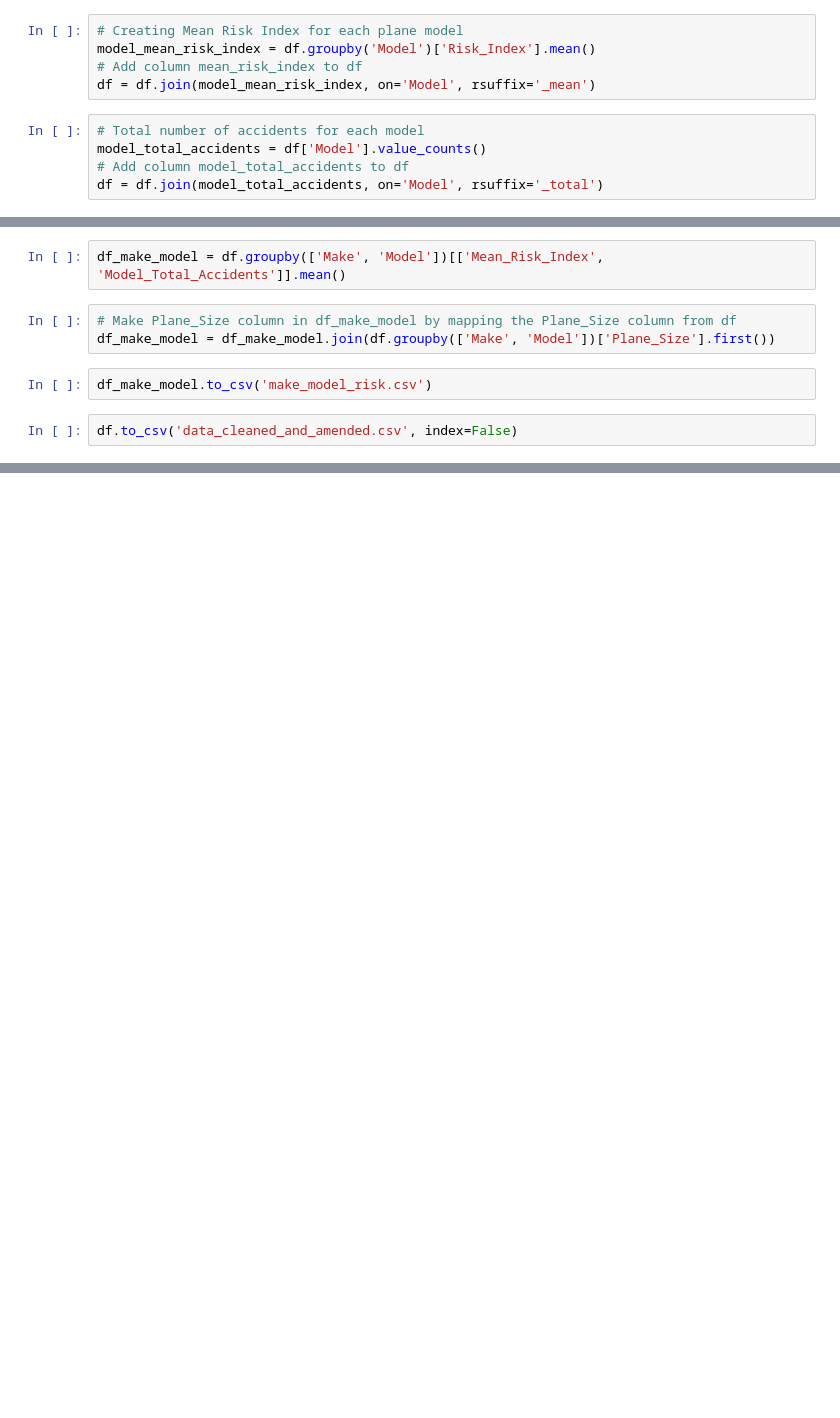
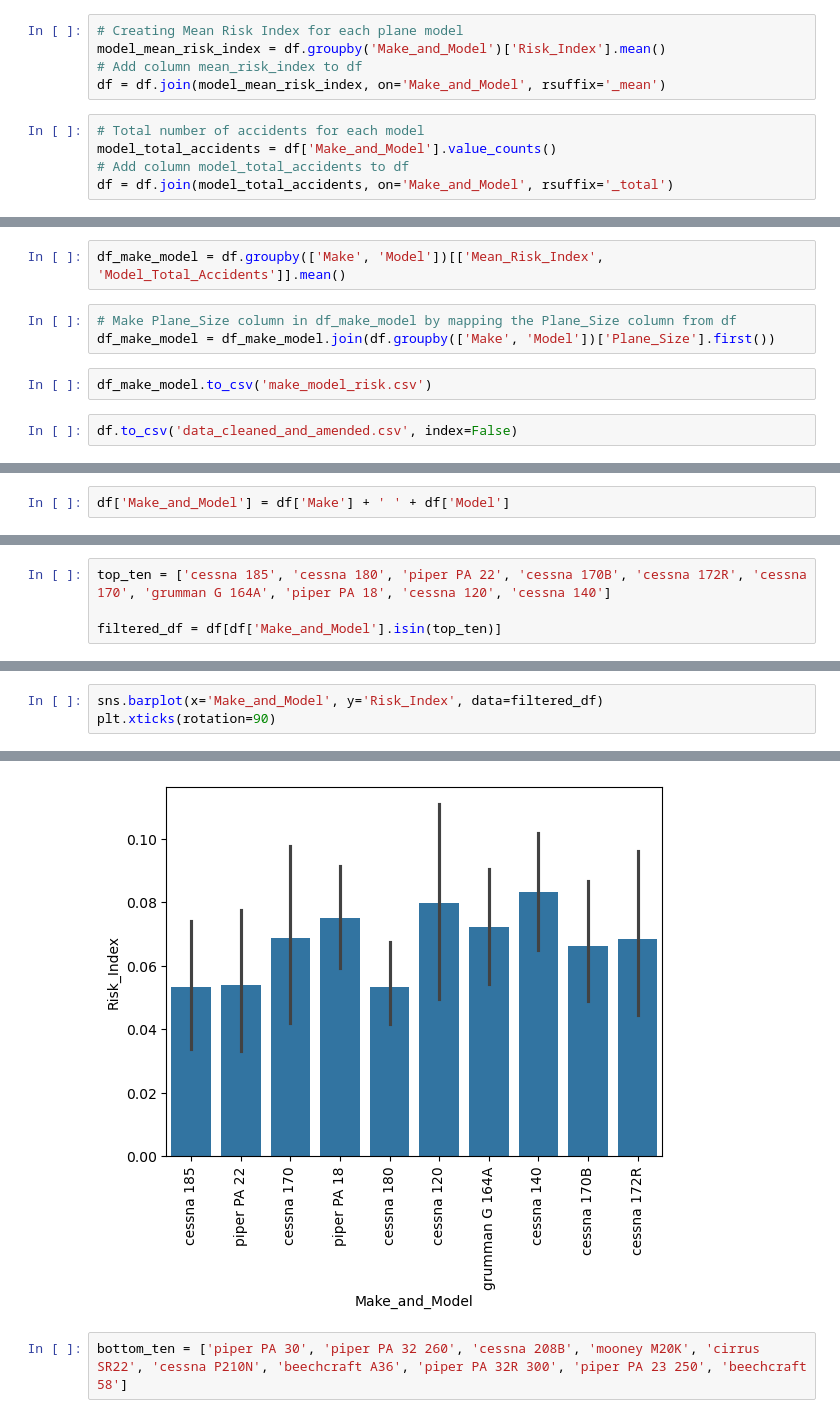
Before and after one commit to williambguo/ds-project1, a Jupyter notebook: Notebooks/EDA.ipynb, the cells around one changed output, grey strips where cells are left out. Cells and saved outputs as stored; diff of their text form; blank space fills up the shorter version.

```diff
--- a/Notebooks/EDA.ipynb
+++ b/Notebooks/EDA.ipynb
@@ -83,13 +69,13 @@ Name: count, Length: 2489, dtype: int64
 # %%
 # Creating Mean Risk Index for each plane model
-model_mean_risk_index = df.groupby('Model')['Risk_Index'].mean()
+model_mean_risk_index = df.groupby('Make_and_Model')['Risk_Index'].mean()
 # Add column mean_risk_index to df
-df = df.join(model_mean_risk_index, on='Model', rsuffix='_mean')
+df = df.join(model_mean_risk_index, on='Make_and_Model', rsuffix='_mean')
 # %%
 # Total number of accidents for each model
-model_total_accidents = df['Model'].value_counts()
+model_total_accidents = df['Make_and_Model'].value_counts()
 # Add column model_total_accidents to df
-df = df.join(model_total_accidents, on='Model', rsuffix='_total')
+df = df.join(model_total_accidents, on='Make_and_Model', rsuffix='_total')
 # %%
 type(model_mean_risk_index)
 # %% [output]
@@ -216,0 +233,2 @@ df.to_csv('data_cleaned_and_amended.csv', index=False)
+# %%
+df['Make_and_Model'] = df['Make'] + ' ' + df['Model']
@@ -216,0 +241,4 @@ df.to_csv('data_cleaned_and_amended.csv', index=False)
+# %%
+top_ten = ['cessna 185', 'cessna 180', 'piper PA 22', 'cessna 170B', 'cessna 172R', 'cessna 170', 'grumman G 164A', 'piper PA 18', 'cessna 120', 'cessna 140']
+
+filtered_df = df[df['Make_and_Model'].isin(top_ten)]
@@ -216,0 +255,4 @@ df.to_csv('data_cleaned_and_amended.csv', index=False)
+# %%
+sns.barplot(x='Make_and_Model', y='Risk_Index', data=filtered_df)
+plt.xticks(rotation=90)
+# %% [output]
@@ -216,0 +270,3 @@ df.to_csv('data_cleaned_and_amended.csv', index=False)
+[figure, added]
+# %%
+bottom_ten = ['piper PA 30', 'piper PA 32 260', 'cessna 208B', 'mooney M20K', 'cirrus SR22', 'cessna P210N', 'beechcraft A36', 'piper PA 32R 300', 'piper PA 23 250', 'beechcraft 58']
```
Also changed, not shown: parts of 11 cells of this notebook, 2 other files.
